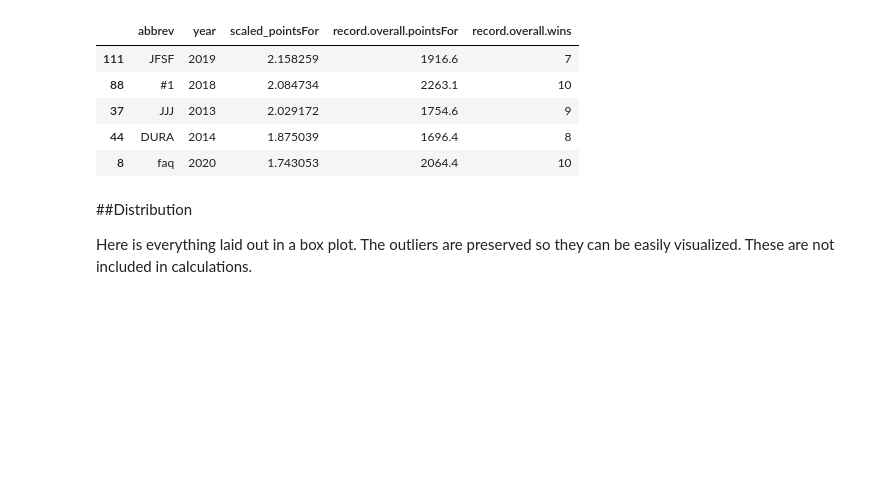
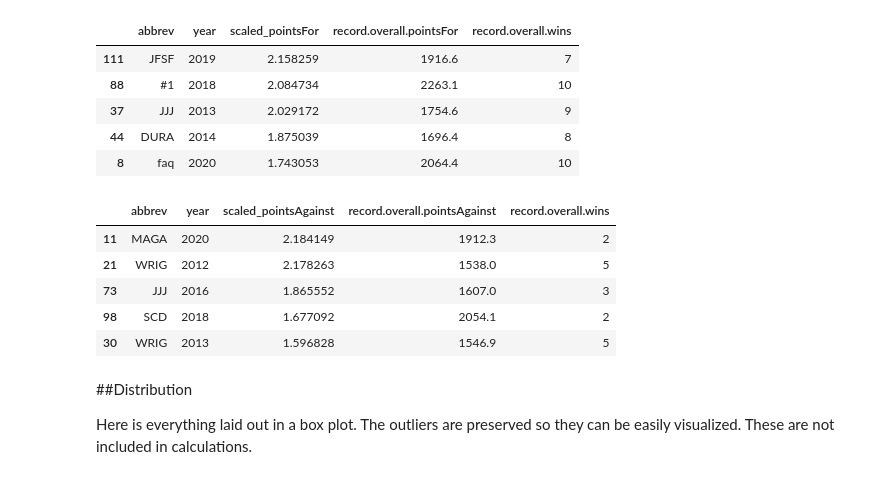
Before and after one commit to johanan/ESPN-Fantasy-Football-Analysis, a Jupyter notebook: espnff_historic_analysis.ipynb, the cells around one changed output. Drawn from its saved outputs; the diff is of its cells as text; code cells hidden in the pictures; blank space fills up the shorter version.

```diff
--- a/espnff_historic_analysis.ipynb
+++ b/espnff_historic_analysis.ipynb
@@ -58,6 +58,15 @@ full_scaled_df[["abbrev", "year", "scaled_pointsFor", "record.overall.pointsFor"
 | 37 | JJJ | 2013 | 2.029172 | 1754.6 | 9 |
 | 44 | DURA | 2014 | 1.875039 | 1696.4 | 8 |
 | 8 | faq | 2020 | 1.743053 | 2064.4 | 10 |
+# %%
+full_scaled_df[["abbrev", "year", "scaled_pointsAgainst", "record.overall.pointsAgainst", "record.overall.wins"]].sort_values("scaled_pointsAgainst", ascending=False).head(5)
+# %% [output]
+|  | abbrev | year | scaled_pointsAgainst | record.overall.pointsAgainst | record.overall.wins |
+| 11 | MAGA | 2020 | 2.184149 | 1912.3 | 2 |
+| 21 | WRIG | 2012 | 2.178263 | 1538.0 | 5 |
+| 73 | JJJ | 2016 | 1.865552 | 1607.0 | 3 |
+| 98 | SCD | 2018 | 1.677092 | 2054.1 | 2 |
+| 30 | WRIG | 2013 | 1.596828 | 1546.9 | 5 |
 # %% [markdown]
 ##Distribution
 
```
Also changed, not shown: parts of 2 cells of this notebook, 9 other files.
